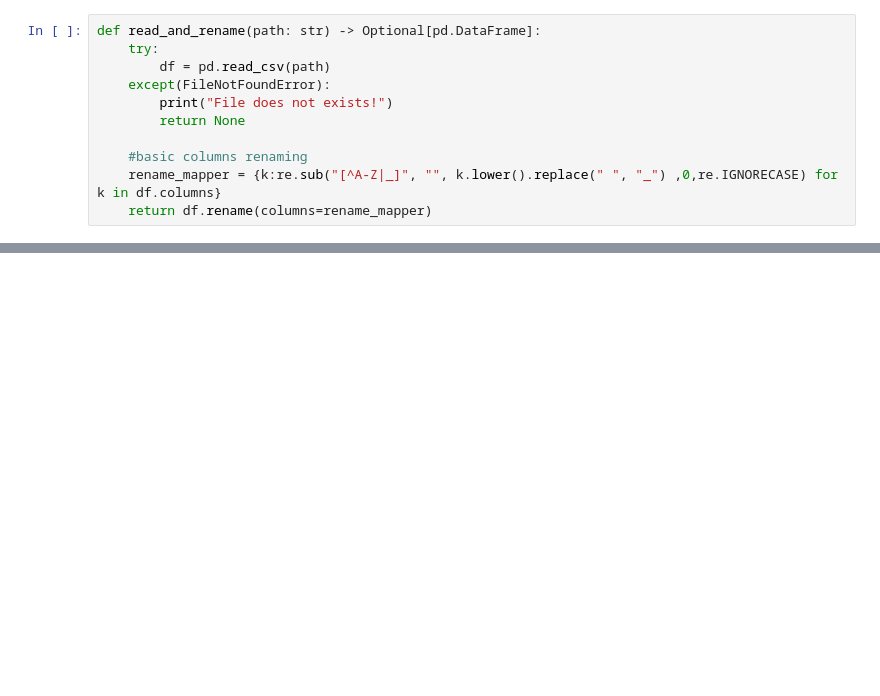
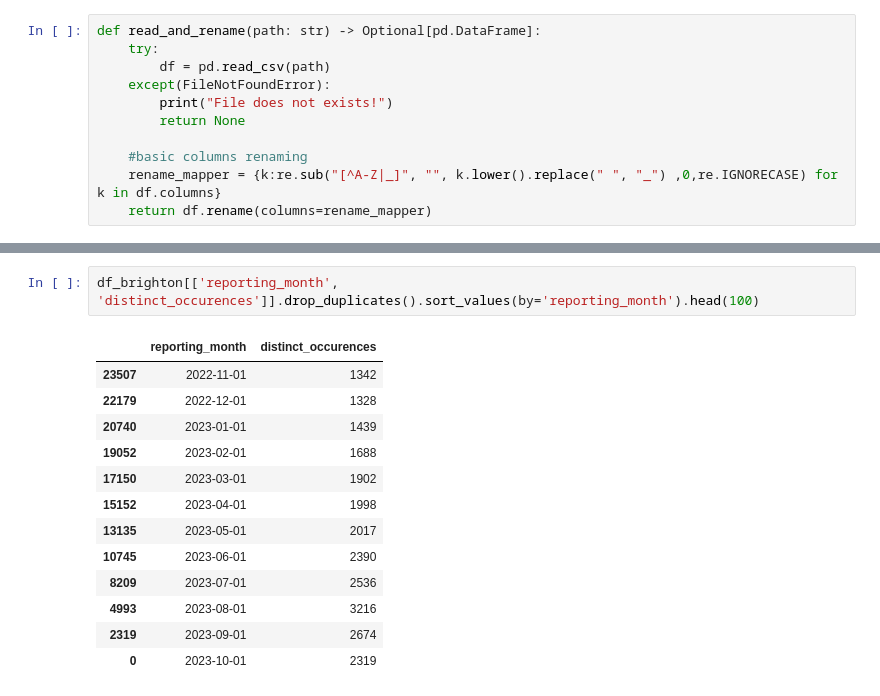
Before and after one commit to gianmaria-fsxz/airbnb-bc, a Jupyter notebook: eda.ipynb, the cells around one changed output, grey strips where cells are left out. Drawn from its saved outputs; the diff is of its cells as text; blank space fills up the shorter version.

```diff
--- a/eda.ipynb
+++ b/eda.ipynb
@@ -35,0 +128,16 @@ https://github.com/ydataai/ydata-profiling/issues
+# %%
+df_brighton[['reporting_month', 'distinct_occurences']].drop_duplicates().sort_values(by='reporting_month').head(100)
+# %% [output]
+|  | reporting_month | distinct_occurences |
+| 23507 | 2022-11-01 | 1342 |
+| 22179 | 2022-12-01 | 1328 |
+| 20740 | 2023-01-01 | 1439 |
+| 19052 | 2023-02-01 | 1688 |
+| 17150 | 2023-03-01 | 1902 |
+| 15152 | 2023-04-01 | 1998 |
+| 13135 | 2023-05-01 | 2017 |
+| 10745 | 2023-06-01 | 2390 |
+| 8209 | 2023-07-01 | 2536 |
+| 4993 | 2023-08-01 | 3216 |
+| 2319 | 2023-09-01 | 2674 |
+| 0 | 2023-10-01 | 2319 |
```
Also changed, not shown: parts of 17 cells of this notebook, 1 other file.
